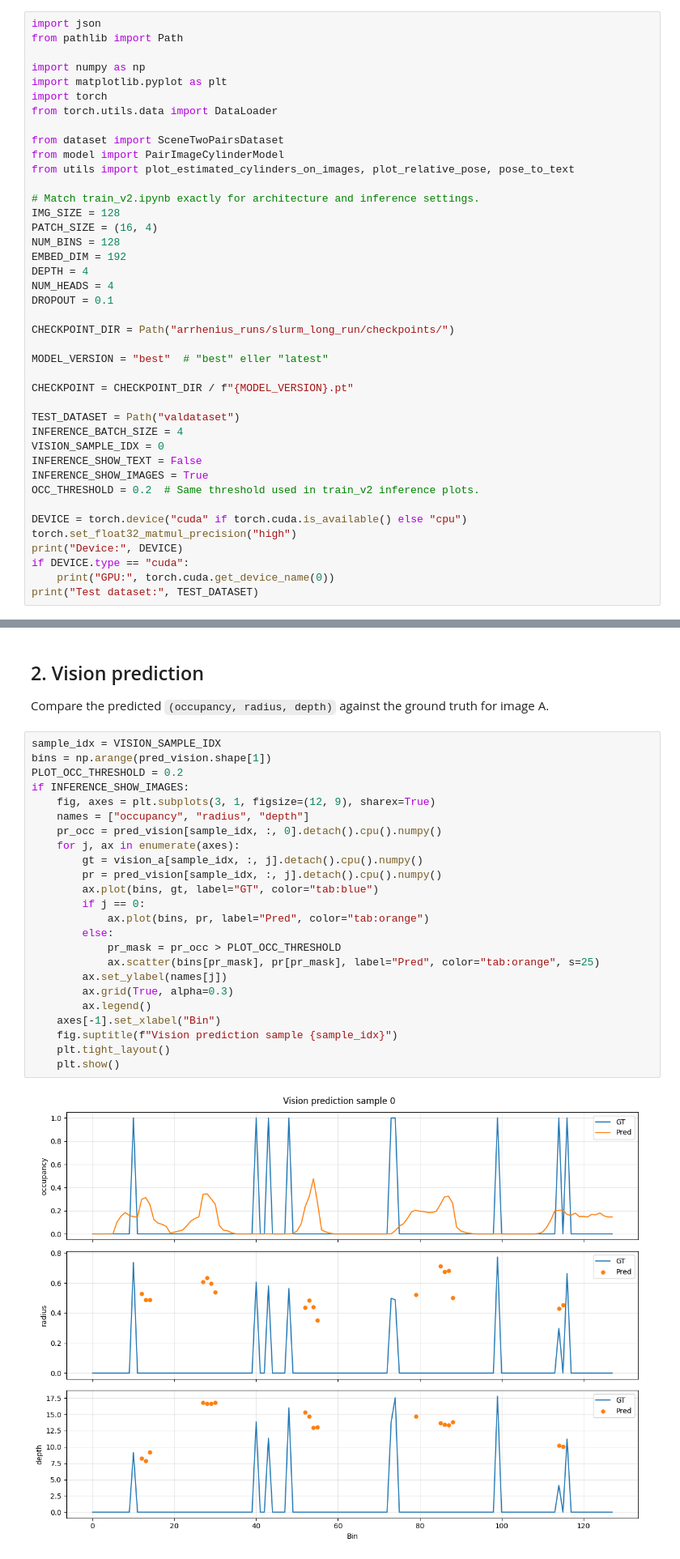
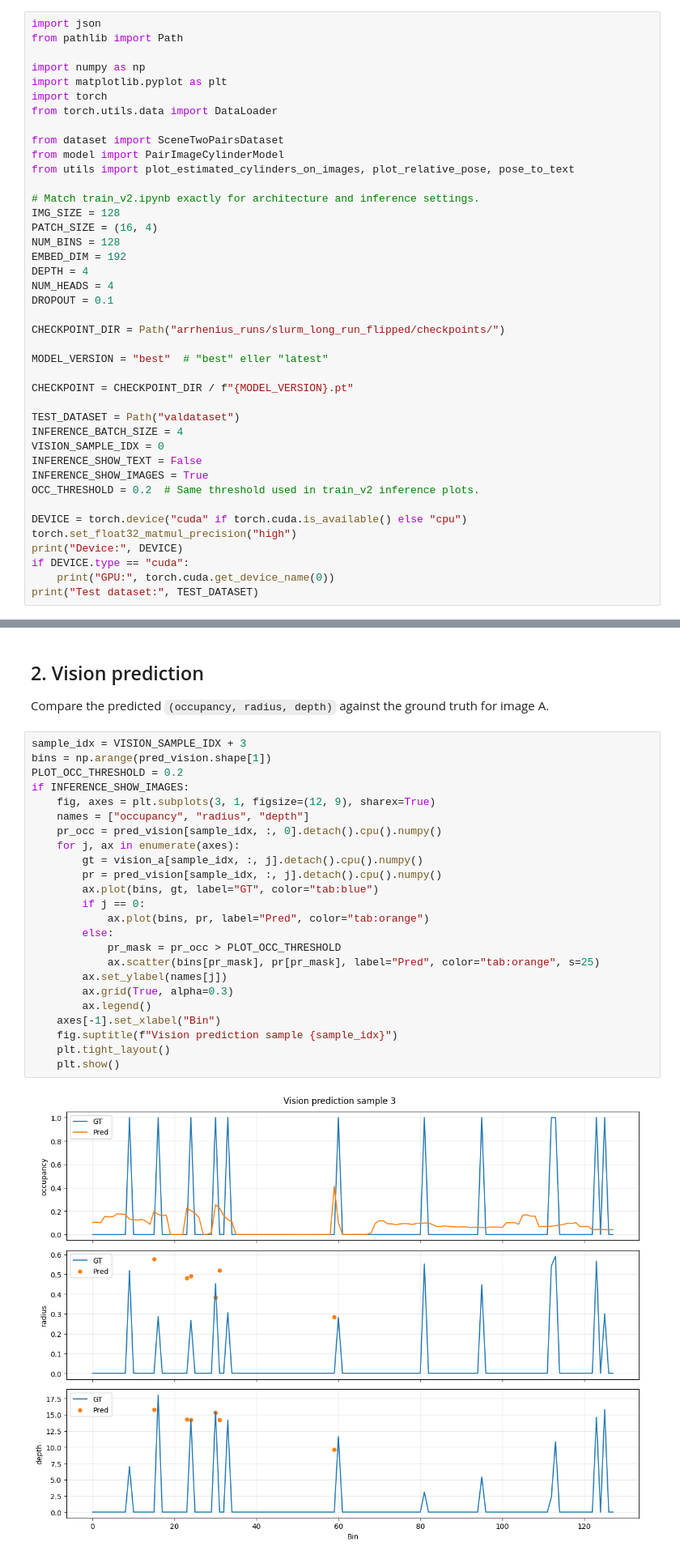
Before and after one commit to jo6815en/pose_from_cylinders, a Jupyter notebook: inference.ipynb, the cells around one changed output, grey strips where cells are left out. Shown at 81% size. Saved outputs shown, nothing was run; the diff lists cells and outputs as text.

```diff
--- a/inference.ipynb
+++ b/inference.ipynb
@@ -26,7 +26,7 @@ DEPTH = 4
 NUM_HEADS = 4
 DROPOUT = 0.1
 
-CHECKPOINT_DIR = Path("arrhenius_runs/slurm_long_run/checkpoints/")
+CHECKPOINT_DIR = Path("arrhenius_runs/slurm_long_run_flipped/checkpoints/")
 
 MODEL_VERSION = "best"  # "best" eller "latest"
 
@@ -182,31 +182,31 @@ Median:                 87.36°
 
 Compare the predicted `(occupancy, radius, depth)` against the ground truth for image A.
 # %%
-sample_idx = VISION_SAMPLE_IDX
+sample_idx = VISION_SAMPLE_IDX + 3
 bins = np.arange(pred_vision.shape[1])
 PLOT_OCC_THRESHOLD = 0.2
 if INFERENCE_SHOW_IMAGES:
     fig, axes = plt.subplots(3, 1, figsize=(12, 9), sharex=True)
     names = ["occupancy", "radius", "depth"]
     pr_occ = pred_vision[sample_idx, :, 0].detach().cpu().numpy()
     for j, ax in enumerate(axes):
         gt = vision_a[sample_idx, :, j].detach().cpu().numpy()
         pr = pred_vision[sample_idx, :, j].detach().cpu().numpy()
         ax.plot(bins, gt, label="GT", color="tab:blue")
         if j == 0:
             ax.plot(bins, pr, label="Pred", color="tab:orange")
         else:
             pr_mask = pr_occ > PLOT_OCC_THRESHOLD
             ax.scatter(bins[pr_mask], pr[pr_mask], label="Pred", color="tab:orange", s=25)
         ax.set_ylabel(names[j])
         ax.grid(True, alpha=0.3)
         ax.legend()
     axes[-1].set_xlabel("Bin")
     fig.suptitle(f"Vision prediction sample {sample_idx}")
     plt.tight_layout()
     plt.show()
 # %% [output]
-[figure, old version]
+[figure, new version]
 # %% [markdown]
 ## 3. Estimated cylinders and input images
 # %%
```
Also changed, not shown: parts of 7 cells of this notebook, 1 other file.
